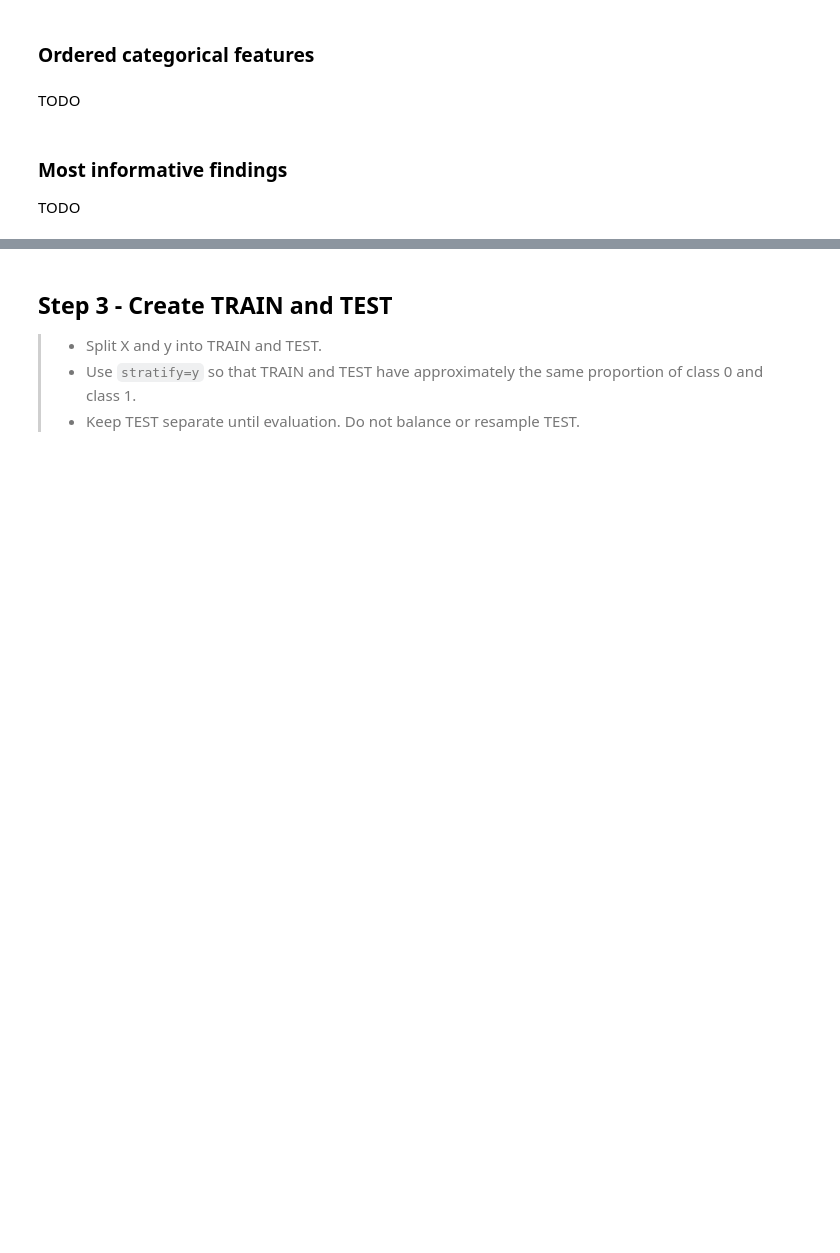
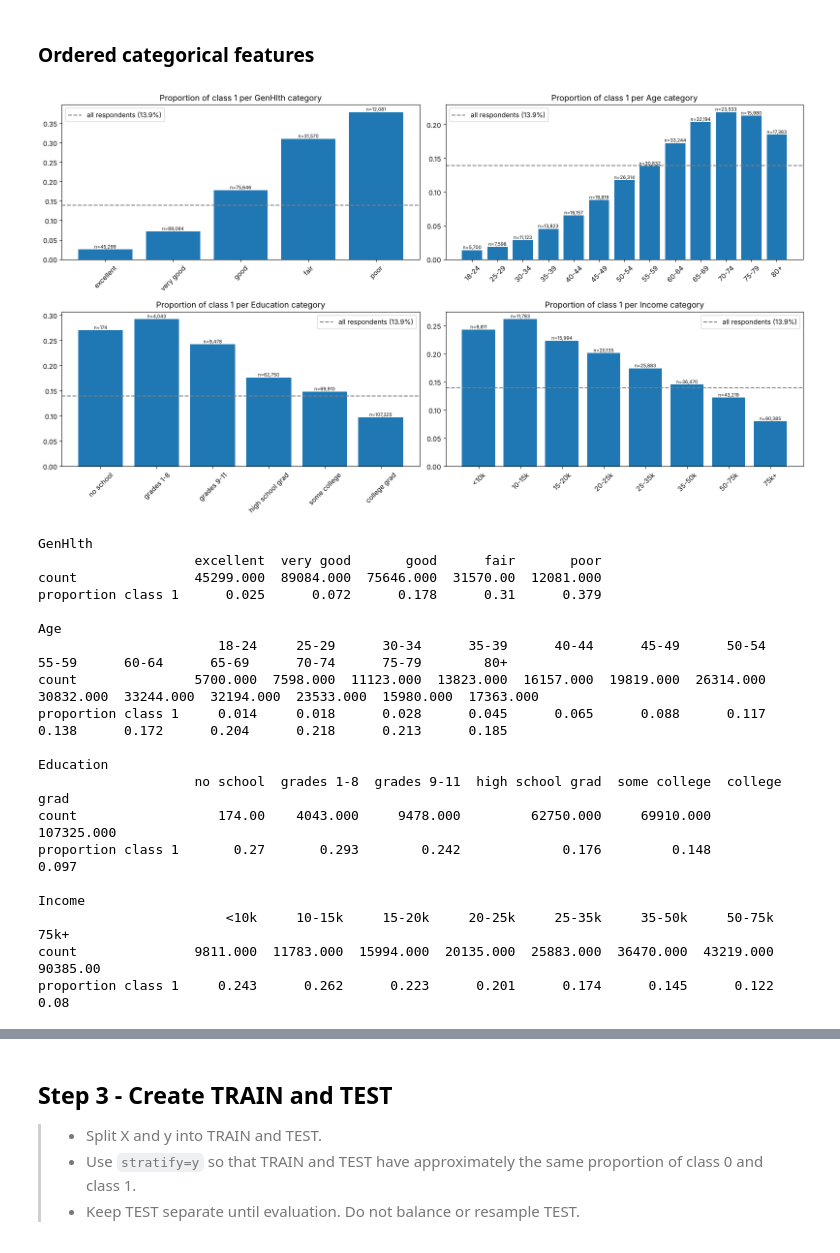
Before and after one commit to captnsundy/IE500618-assignment2, a Jupyter notebook: assignment2.ipynb, the cells around one changed output, grey strips where cells are left out. Cells and saved outputs as stored; diff of their text form; code cells hidden in the pictures; blank space fills up the shorter version.

```diff
--- a/assignment2.ipynb
+++ b/assignment2.ipynb
@@ -73,0 +365,5 @@ TODO
+# %%
+# Who is in the two surprising groups? Average age code and share with high blood pressure, per value
+
+for col in ['CholCheck', 'HvyAlcoholConsump']:
+    print(df.groupby(col)[['Age', 'HighBP']].mean().round(2), '\n')
@@ -78,6 +397,42 @@ TODO
-# %% [markdown]
-TODO
-# %% [markdown]
-### Most informative findings
-
-TODO
+# %%
+# Proportion of class 1 across ordered categories (GenHlth, Age, Education, Income)
+
+fig, axes = plt.subplots(2, 2, figsize=(16, 9))
+for ax, col in zip(axes.flat, ordinal):
+    summary = df.groupby(col)[target].agg(['count', 'mean'])  # per category: number of respondents and proportion of class 1, in code order
+    ax.bar(labels[col], summary['mean'])
+    ax.axhline(base_rate, color='grey', linestyle='--', label=f'all respondents ({base_rate:.1%})')
+    for x, (n, p) in enumerate(zip(summary['count'], summary['mean'])):
+        ax.text(x, p, f'n={n:,}', ha='center', va='bottom', fontsize=7)  # show how many respondents each bar is based on
+    ax.set_title(f'Proportion of class 1 per {col} category')
+    ax.tick_params(axis='x', rotation=45)
+    ax.legend()
+plt.tight_layout()
+plt.show()
+
+for col in ordinal:  # the same numbers as tables
+    summary = df.groupby(col)[target].agg(['count', 'mean']).rename(columns={'mean': 'proportion class 1'})
+    summary.index = labels[col]
+    print(f"\n{col}")
+    print(summary.round(3).T.to_string())
+# %% [output]
+[figure, added]
+GenHlth
+                    excellent  very good       good      fair       poor
+count               45299.000  89084.000  75646.000  31570.00  12081.000
+proportion class 1      0.025      0.072      0.178      0.31      0.379
+
+Age
+                       18-24     25-29      30-34      35-39      40-44      45-49      50-54      55-59      60-64      65-69      70-74      75-79        80+
+count               5700.000  7598.000  11123.000  13823.000  16157.000  19819.000  26314.000  30832.000  33244.000  32194.000  23533.000  15980.000  17363.000
+proportion class 1     0.014     0.018      0.028      0.045      0.065      0.088      0.117      0.138      0.172      0.204      0.218      0.213      0.185
+
+Education
+                    no school  grades 1-8  grades 9-11  high school grad  some college  college grad
+count                  174.00    4043.000     9478.000         62750.000     69910.000    107325.000
+proportion class 1       0.27       0.293        0.242             0.176         0.148         0.097
+
+Income
+                        <10k     10-15k     15-20k     20-25k     25-35k     35-50k     50-75k      75k+
+count               9811.000  11783.000  15994.000  20135.000  25883.000  36470.000  43219.000  90385.00
+proportion class 1     0.243      0.262      0.223      0.201      0.174      0.145      0.122      0.08
```
Also changed, not shown: parts of 69 cells of this notebook, 1 other file.
